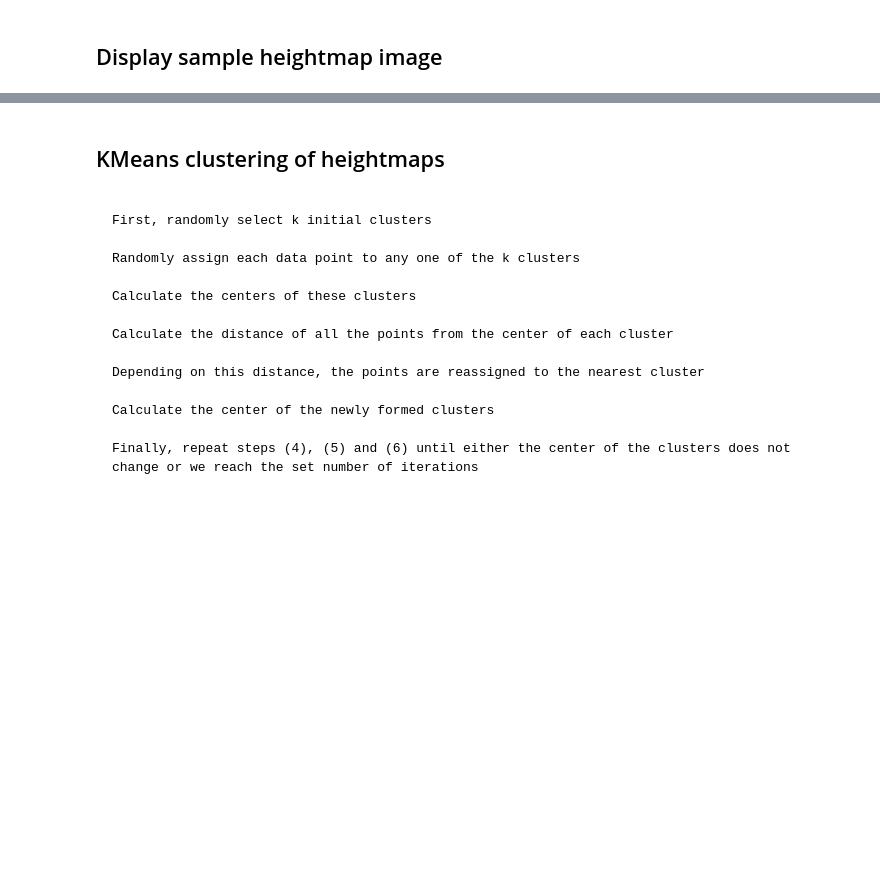
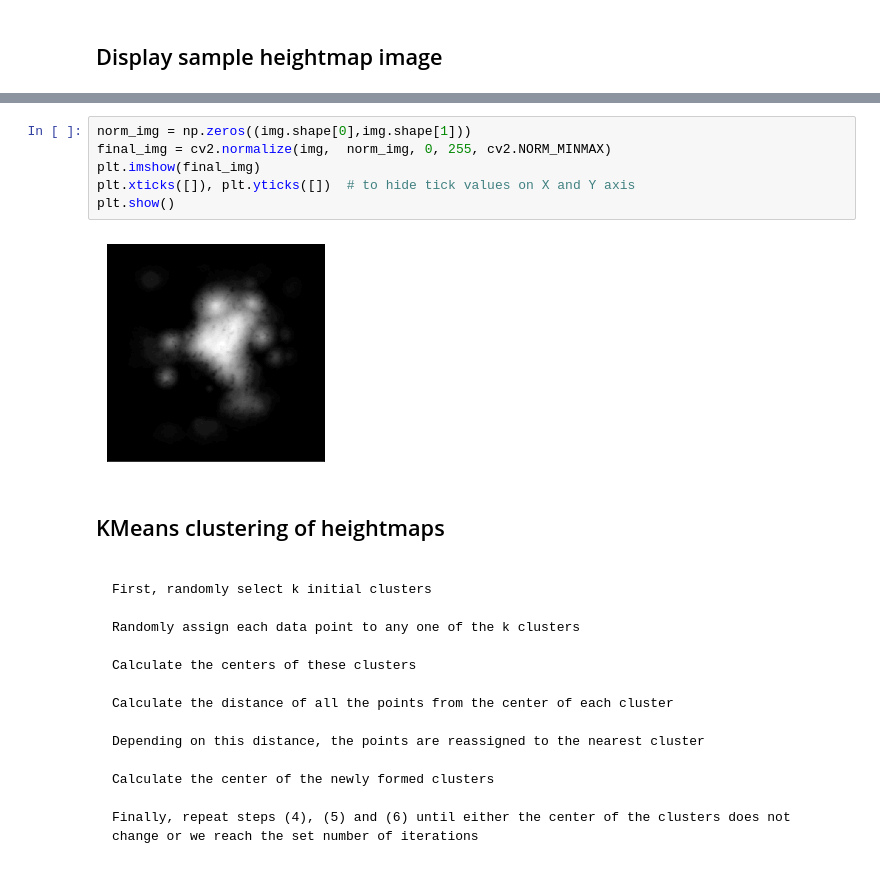
Before and after one commit to eoin-raff/ThesisRepo, a Jupyter notebook: Utils/Heightmap Analysis/heightmap_analysis.ipynb, the cells around one changed output, grey strips where cells are left out. Saved outputs shown, nothing was run; the diff lists cells and outputs as text; blank space fills up the shorter version.

```diff
--- a/Utils/Heightmap Analysis/heightmap_analysis.ipynb
+++ b/Utils/Heightmap Analysis/heightmap_analysis.ipynb
@@ -42,3 +42,11 @@ plt.show()
+# %%
+norm_img = np.zeros((img.shape[0],img.shape[1]))
+final_img = cv2.normalize(img,  norm_img, 0, 255, cv2.NORM_MINMAX)
+plt.imshow(final_img)
+plt.xticks([]), plt.yticks([])  # to hide tick values on X and Y axis
+plt.show()
+# %% [output]
+[figure, added]
 # %% [markdown]
 ## KMeans clustering of heightmaps
 
```
Also changed, not shown: parts of 16 cells of this notebook, 1 other file.
